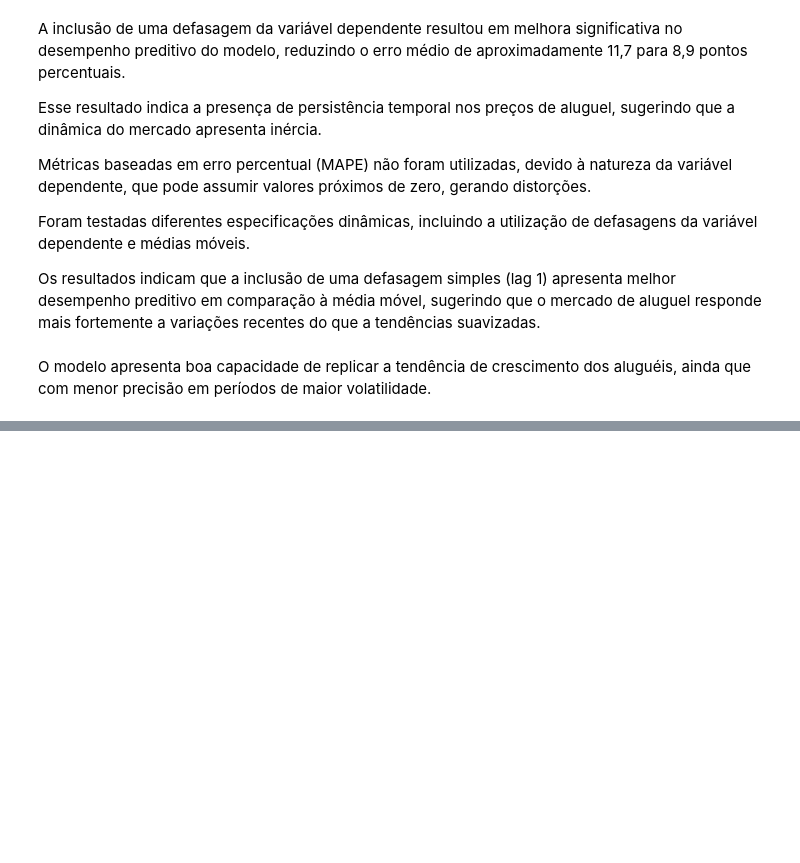
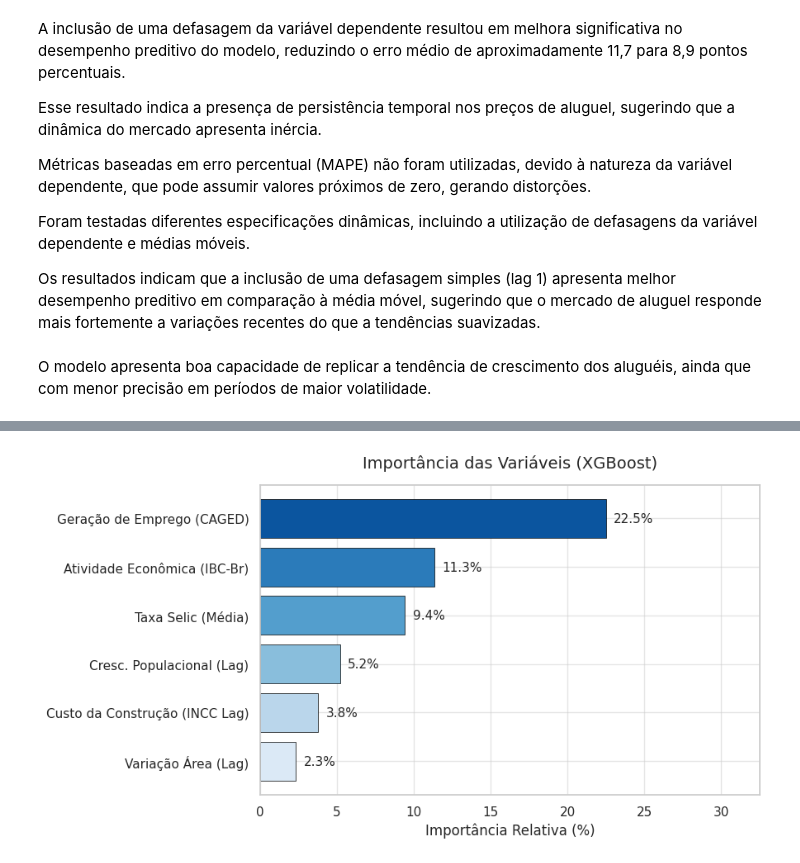
Before and after one commit to gustavoSutil/tcc-migracao-e-inflacao, a Jupyter notebook: notebooks/migracao_regional_e_alugueis.ipynb, the cells around one changed output, grey strips where cells are left out. Drawn from its saved outputs; the diff is of its cells as text; code cells hidden in the pictures; blank space fills up the shorter version.

```diff
--- a/notebooks/migracao_regional_e_alugueis.ipynb
+++ b/notebooks/migracao_regional_e_alugueis.ipynb
@@ -1500,0 +1579,39 @@ XGBoost + Optuna: 0.006904226647525723
+# %%
+import matplotlib.pyplot as plt
+import seaborn as sns
+
+nomes_ml = {
+    'dlog_incc_lag1': 'Custo da Construção (INCC Lag)',
+    'selic_media': 'Taxa Selic (Média)',
+    'd_ic_br': 'Atividade Econômica (IBC-Br)',
+    'dlog_pop_lag1': 'Cresc. Populacional (Lag)',
+    'caged_per_capita': 'Geração de Emprego (CAGED)',
+    'dlog_area_lag1': 'Variação Área (Lag)',
+    'dlog_aluguel_lag1': 'Aluguel (Autorregressão)' # Adicionado caso a defasagem esteja na memória
+}
+
+importance_plot = importance[importance.index.isin(nomes_ml.keys())].copy()
+
+importance_plot = importance_plot.sort_values(ascending=True)
+
+importance_plot.index = importance_plot.index.map(nomes_ml)
+
+fig, ax = plt.subplots(figsize=(9, 5))
+cores = sns.color_palette("Blues", len(importance_plot))
+
+ax.barh(importance_plot.index, importance_plot.values * 100, color=cores, edgecolor='black', linewidth=0.5)
+
+ax.set_xlabel('Importância Relativa (%)', fontsize=12)
+ax.set_title('Importância das Variáveis (XGBoost)', fontsize=14, pad=15)
+
+for i, v in enumerate(importance_plot.values):
+    ax.text(v * 100 + 0.5, i, f"{v * 100:.1f}%", va='center', fontsize=11)
+
+ax.set_xlim(0, max(importance_plot.values * 100) + 10)
+
+plt.tight_layout()
+
+plt.savefig('../figures/grafico_feature_importance.pdf', format='pdf', bbox_inches='tight')
+plt.show()
+# %% [output]
+[figure, added]
```
Also changed, not shown: parts of 17 cells of this notebook, 4 other files.
